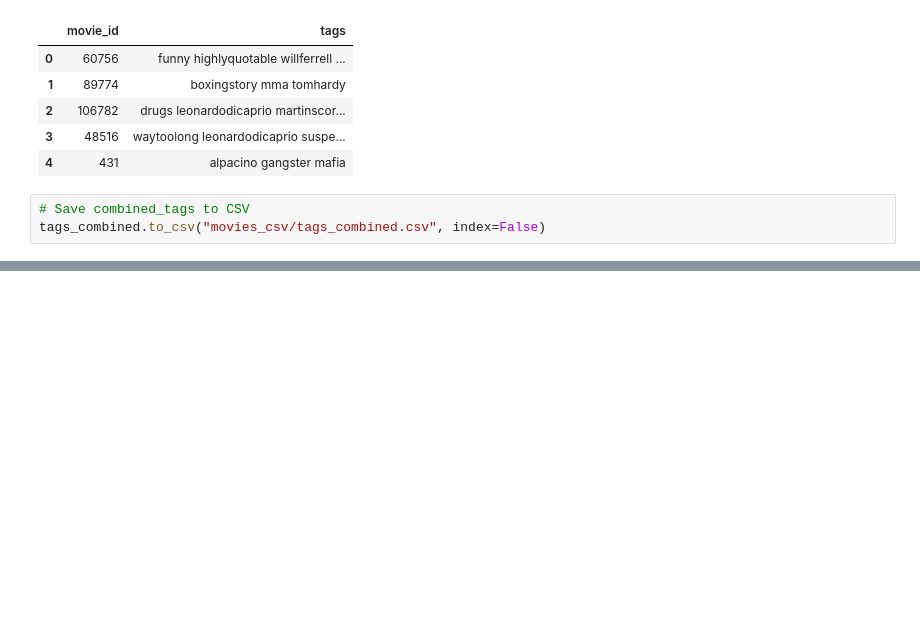
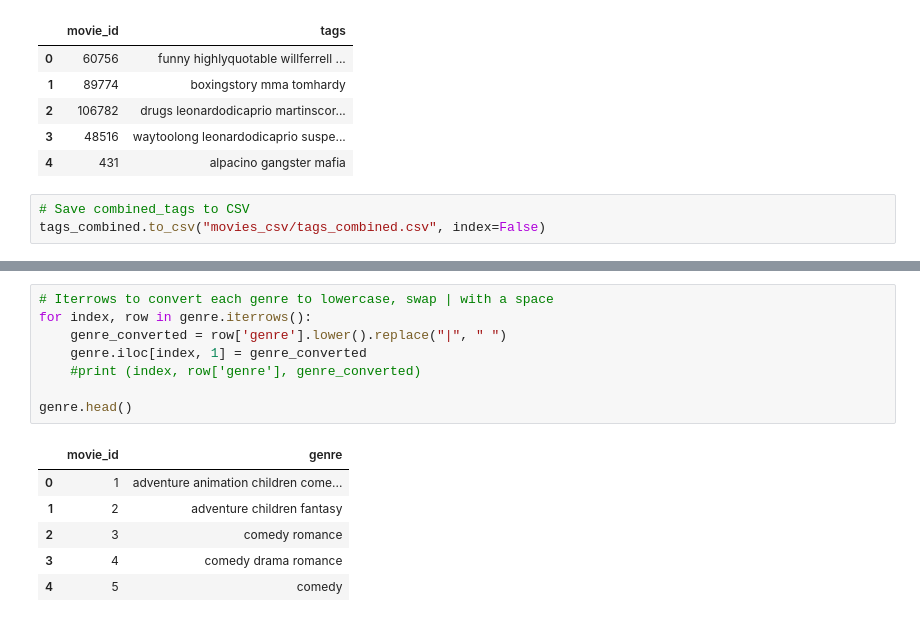
Before and after one commit to improvbutterfly/movies-project, a Jupyter notebook: CombineDataForMachineModel.ipynb, the cells around one changed output, grey strips where cells are left out. Drawn from its saved outputs; the diff is of its cells as text; blank space fills up the shorter version.

```diff
--- a/CombineDataForMachineModel.ipynb
+++ b/CombineDataForMachineModel.ipynb
@@ -97,0 +113,15 @@ tags_combined.to_csv("movies_csv/tags_combined.csv", index=False)
+# %%
+# Iterrows to convert each genre to lowercase, swap | with a space
+for index, row in genre.iterrows():
+    genre_converted = row['genre'].lower().replace("|", " ")
+    genre.iloc[index, 1] = genre_converted
+    #print (index, row['genre'], genre_converted)
+
+genre.head()
+# %% [output]
+|  | movie_id | genre |
+| 0 | 1 | adventure animation children come... |
+| 1 | 2 | adventure children fantasy |
+| 2 | 3 | comedy romance |
+| 3 | 4 | comedy drama romance |
+| 4 | 5 | comedy |
```
Also changed, not shown: parts of 5 cells of this notebook, 1 other file.
